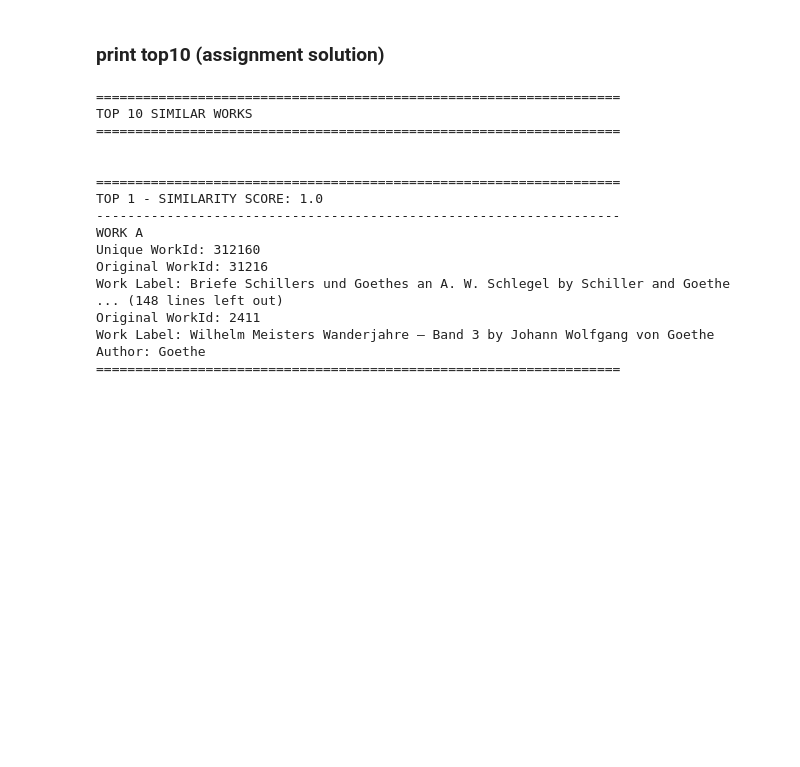
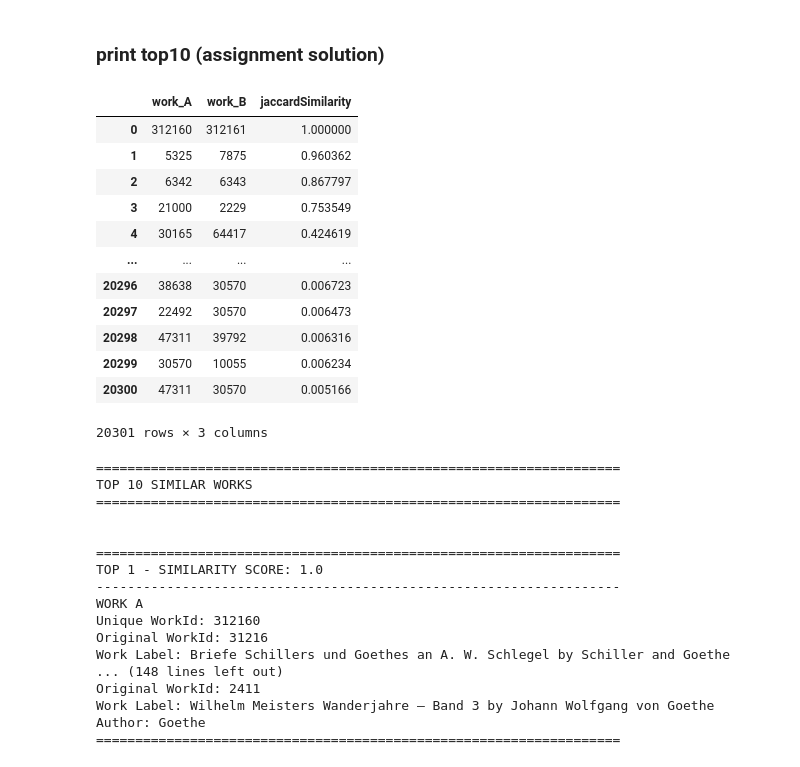
Before and after one commit to klausbprinz/suma-tech-assignment-harvesting-analysis, a Jupyter notebook: notebooks/assignmentSolution.ipynb, the cells around one changed output. Cells and saved outputs as stored; diff of their text form; code cells hidden in the pictures; blank space fills up the shorter version.

```diff
--- a/notebooks/assignmentSolution.ipynb
+++ b/notebooks/assignmentSolution.ipynb
@@ -409,6 +418,22 @@ jaccardDF
 # order DF first:
 jaccardDF = jaccardDF.sort_values(by="jaccardSimilarity", ascending=False)
 jaccardDF = jaccardDF.reset_index(drop=True)
+# %%
+jaccardDF
+# %% [output]
+|  | work_A | work_B | jaccardSimilarity |
+| 0 | 312160 | 312161 | 1.000000 |
+| 1 | 5325 | 7875 | 0.960362 |
+| 2 | 6342 | 6343 | 0.867797 |
+| 3 | 21000 | 2229 | 0.753549 |
+| 4 | 30165 | 64417 | 0.424619 |
+| ... | ... | ... | ... |
+| 20296 | 38638 | 30570 | 0.006723 |
+| 20297 | 22492 | 30570 | 0.006473 |
+| 20298 | 47311 | 39792 | 0.006316 |
+| 20299 | 30570 | 10055 | 0.006234 |
+| 20300 | 47311 | 30570 | 0.005166 |
+20301 rows × 3 columns
 # %%
 # order DF first:
 top10DF = jaccardDF.head(10)
```
Also changed, not shown: parts of 7 cells of this notebook.
